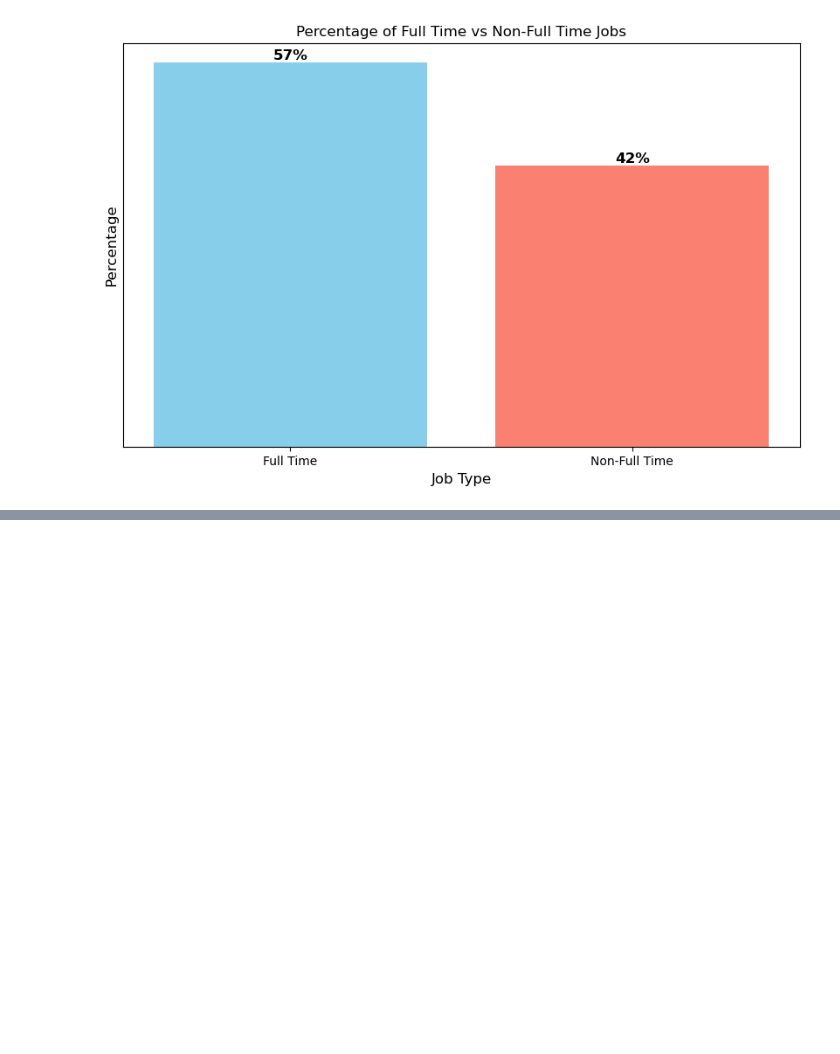
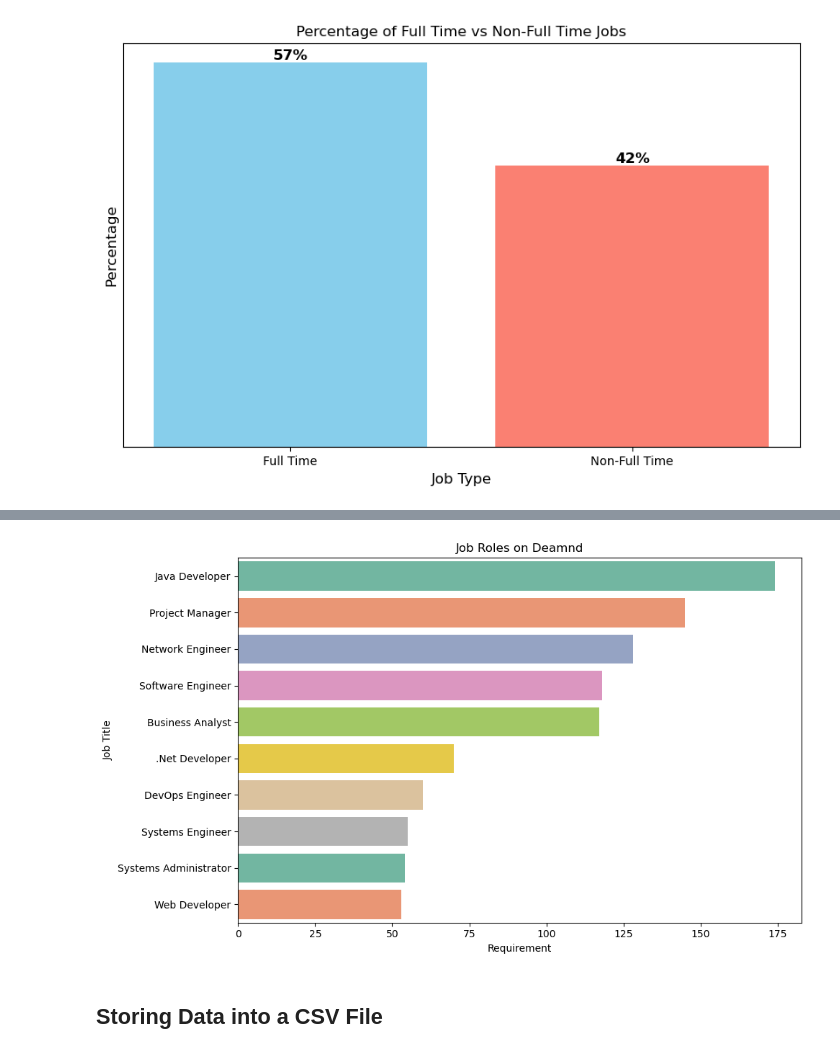
Before and after one commit to srimanthmadira/job-title-recommender, a Jupyter notebook: Job_Recommendation_EDA.ipynb, the cells around one changed output, grey strips where cells are left out. Cells and saved outputs as stored; diff of their text form; code cells hidden in the pictures; blank space fills up the shorter version.

```diff
--- a/Capstone_Project_EDA.ipynb
+++ b/Job_Recommendation_EDA.ipynb
@@ -518,3 +506,26 @@ plt.show()
+# %%
+jobtitle_counts = data_cleaned['jobtitle'].value_counts()
+
+jobtitle_counts_df = jobtitle_counts.reset_index()
+jobtitle_counts_df.columns = ['Job Title', 'Count']
+
+most_common_jobtitles = jobtitle_counts_df.nlargest(10, 'Count')
+# %%
+most_common_jobtitles = most_common_jobtitles.reset_index()
+
+plt.figure(figsize=(10, 6))
+sns.barplot(x='Count', y='Job Title', data=most_common_jobtitles, palette='Set2')
+
+plt.title('Job Roles on Deamnd')
+plt.xlabel('Requirement')
+plt.ylabel('Job Title')
+
+plt.tight_layout()
+plt.show()
+# %% [output]
+[figure, added]
+# %% [markdown]
+## Storing Data into a CSV File
 # %%
 data_cleaned.to_csv('cleaned_skills_data.csv', index=False)
 # %%
```
Also changed, not shown: parts of 28 cells of this notebook, 1 other file.
